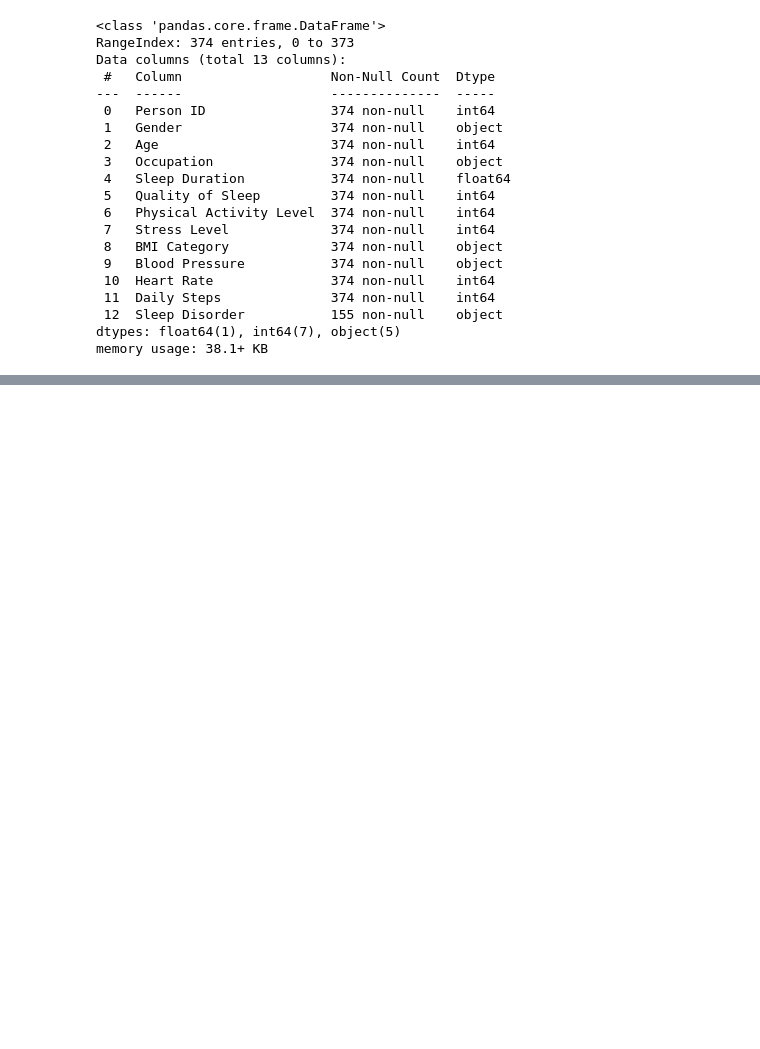
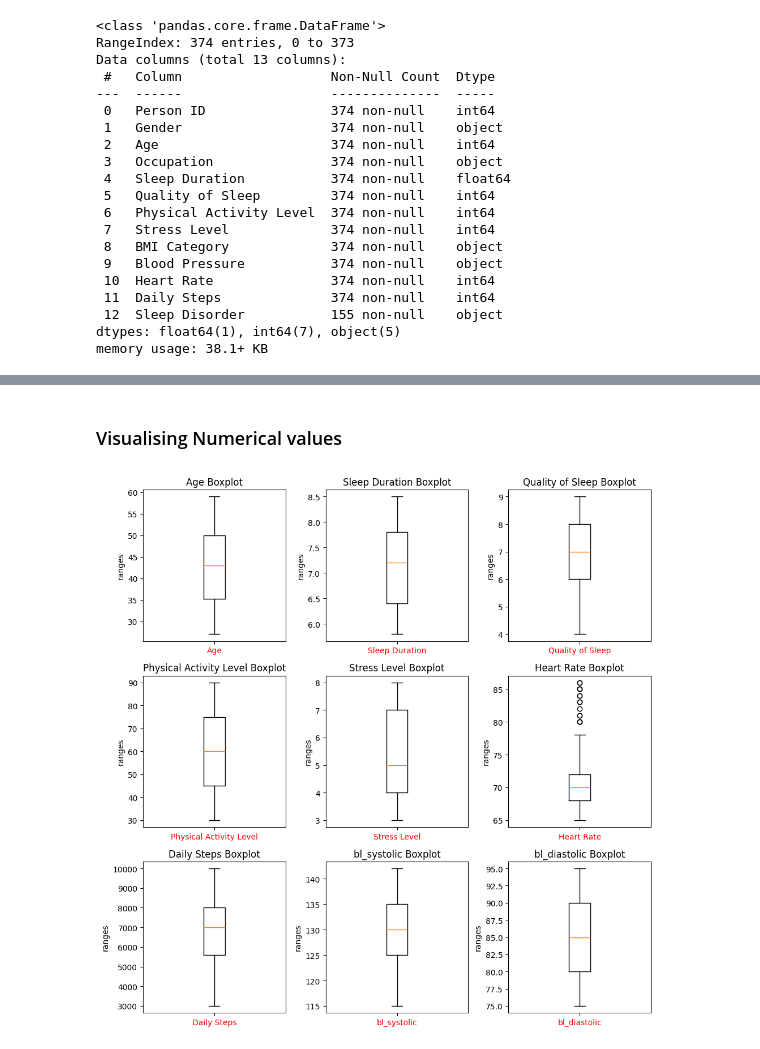
Before and after one commit to MajidrNEO1879/machine-learning-projects, a Jupyter notebook: sleep_health_lifestyle/sleep_health_cycle.ipynb, the cells around one changed output, grey strips where cells are left out. Cells and saved outputs as stored; diff of their text form; code cells hidden in the pictures; blank space fills up the shorter version.

```diff
--- a/sleep_health_lifestyle/sleep_health_cycle.ipynb
+++ b/sleep_health_lifestyle/sleep_health_cycle.ipynb
@@ -91,0 +148,8 @@ memory usage: 38.1+ KB
+# %%
+df['bl_systolic'] = [item[0] for item in bl]
+df['bl_diastolic'] = [item[1] for item in bl]
+# %%
+df['bl_systolic'] = df['bl_systolic'].astype('int')
+df['bl_diastolic'] = df['bl_diastolic'].astype('int')
+# %%
+df.drop('Blood Pressure', axis = 1, inplace=True)
@@ -91,0 +170,23 @@ memory usage: 38.1+ KB
+# %% [markdown]
+### Visualising Numerical values
+# %%
+numerical_df = df.select_dtypes(include = ['float', 'int'])
+def boxplot_per_feature(n, m , dataset):
+    numerical_df = df.select_dtypes(include = ['float', 'int'])
+    fig, axes = plt.subplots(n, m, figsize=(10, 10))
+    ax = axes.flatten()
+    # Plot each feature against target
+    for i, feature in enumerate(numerical_df):
+        ax[i].boxplot(dataset[feature])
+        ax[i].set_xticklabels([feature], color = 'red')
+        ax[i].set_ylabel('ranges')
+        ax[i].set_title(f'{feature} Boxplot')
+    # Hide any empty subplots
+    for i in range(len(numerical_df.columns), len(ax)):
+        ax[i].set_visible(False)
+    plt.tight_layout()
+    plt.show()
+# %%
+boxplot_per_feature(3 , 3, numerical_df)
+# %% [output]
+[figure, added]
```
Also changed, not shown: parts of 44 cells of this notebook, 3 other files.
